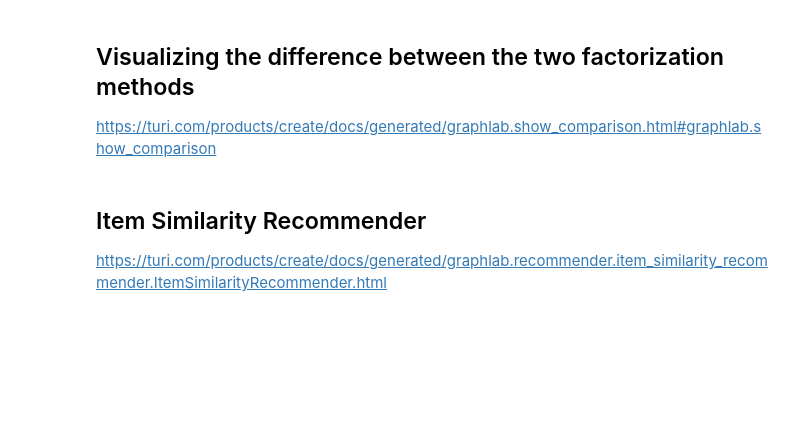
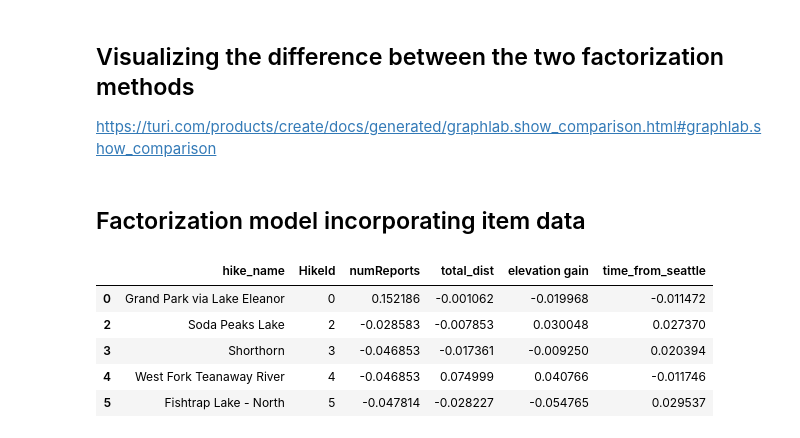
Before and after one commit to Jadetabony/wta_hikes, a Jupyter notebook: Recommender.ipynb, the cells around one changed output. Drawn from its saved outputs; the diff is of its cells as text; code cells hidden in the pictures; blank space fills up the shorter version.

```diff
--- a/Recommender.ipynb
+++ b/Recommender.ipynb
@@ -138,7 +135,20 @@ You can use sf.materialize() to force materialization.
 # %% [markdown]
 ## Visualizing the difference between the two factorization methods
 https://turi.com/products/create/docs/generated/graphlab.show_comparison.html#graphlab.show_comparison
-# %% [markdown]
-## Item Similarity Recommender
-
-https://turi.com/products/create/docs/generated/graphlab.recommender.item_similarity_recommender.ItemSimilarityRecommender.html
+# %% [markdown]
+## Factorization model incorporating item data
+# %%
+item_data = pd.read_csv('data/itemData.csv')
+
+item_data = item_data.drop(labels=['Unnamed: 0'], axis=1)
+item_data.rename(columns={'hike_id':'HikeId'}, inplace=True)
+item_data.dropna(inplace=True)
+# %%
+item_data.head()
+# %% [output]
+|  | hike_name | HikeId | numReports | total_dist | elevation gain | time_from_seattle |
+| 0 | Grand Park via Lake Eleanor | 0 | 0.152186 | -0.001062 | -0.019968 | -0.011472 |
+| 2 | Soda Peaks Lake | 2 | -0.028583 | -0.007853 | 0.030048 | 0.027370 |
+| 3 | Shorthorn | 3 | -0.046853 | -0.017361 | -0.009250 | 0.020394 |
+| 4 | West Fork Teanaway River | 4 | -0.046853 | 0.074999 | 0.040766 | -0.011746 |
+| 5 | Fishtrap Lake - North | 5 | -0.047814 | -0.028227 | -0.054765 | 0.029537 |
```
Also changed, not shown: parts of 26 cells of this notebook, 28 other files.
